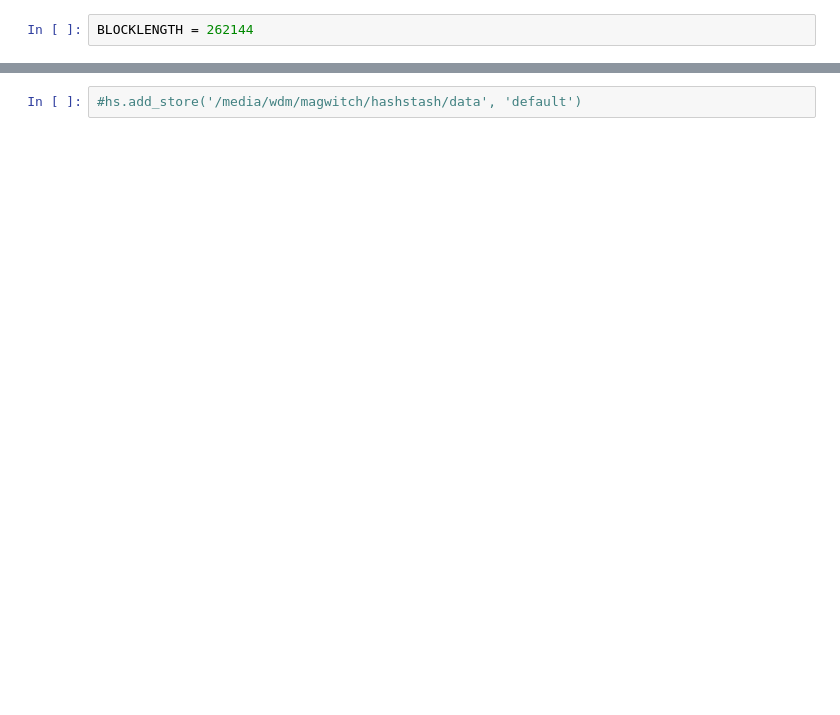
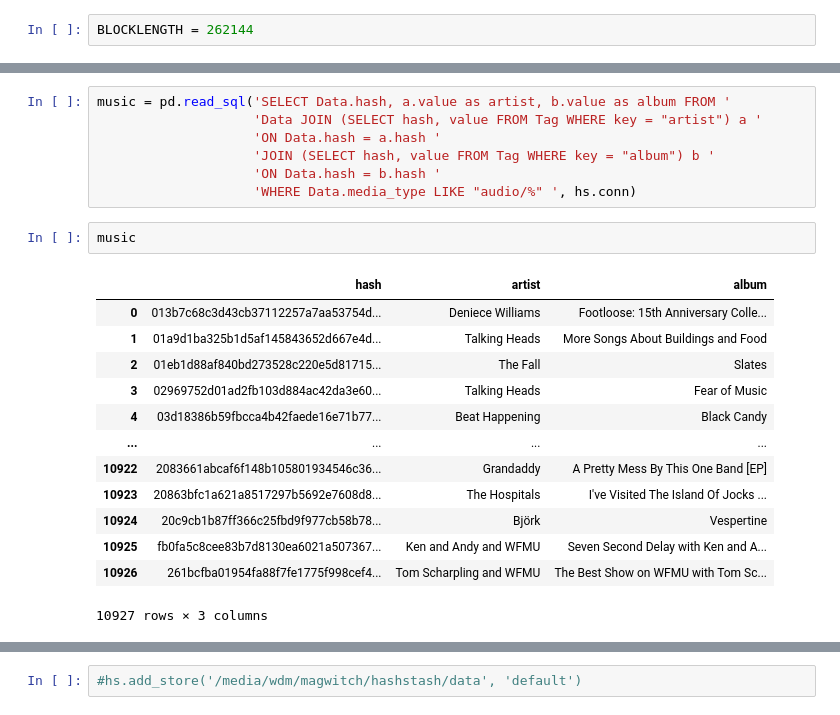
Before and after one commit to William-of-Penge/hashstash, a Jupyter notebook: hashstash.ipynb, the cells around one changed output, grey strips where cells are left out. Cells and saved outputs as stored; diff of their text form; blank space fills up the shorter version.

```diff
--- a/hashstash.ipynb
+++ b/hashstash.ipynb
@@ -214,0 +579,23 @@ hs = HashStash('/media/wdm/magwitch/hashstash/md.db')
+# %%
+music = pd.read_sql('SELECT Data.hash, a.value as artist, b.value as album FROM '
+                    'Data JOIN (SELECT hash, value FROM Tag WHERE key = "artist") a '
+                    'ON Data.hash = a.hash '
+                    'JOIN (SELECT hash, value FROM Tag WHERE key = "album") b '
+                    'ON Data.hash = b.hash '
+                    'WHERE Data.media_type LIKE "audio/%" ', hs.conn)
+# %%
+music
+# %% [output]
+|  | hash | artist | album |
+| 0 | 013b7c68c3d43cb37112257a7aa53754d... | Deniece Williams | Footloose: 15th Anniversary Colle... |
+| 1 | 01a9d1ba325b1d5af145843652d667e4d... | Talking Heads | More Songs About Buildings and Food |
+| 2 | 01eb1d88af840bd273528c220e5d81715... | The Fall | Slates |
+| 3 | 02969752d01ad2fb103d884ac42da3e60... | Talking Heads | Fear of Music |
+| 4 | 03d18386b59fbcca4b42faede16e71b77... | Beat Happening | Black Candy |
+| ... | ... | ... | ... |
+| 10922 | 2083661abcaf6f148b105801934546c36... | Grandaddy | A Pretty Mess By This One Band [EP] |
+| 10923 | 20863bfc1a621a8517297b5692e7608d8... | The Hospitals | I've Visited The Island Of Jocks ... |
+| 10924 | 20c9cb1b87ff366c25fbd9f977cb58b78... | Björk | Vespertine |
+| 10925 | fb0fa5c8cee83b7d8130ea6021a507367... | Ken and Andy and WFMU | Seven Second Delay with Ken and A... |
+| 10926 | 261bcfba01954fa88f7fe1775f998cef4... | Tom Scharpling and WFMU | The Best Show on WFMU with Tom Sc... |
+10927 rows × 3 columns
```
Also changed, not shown: parts of 49 cells of this notebook, 3 other files.
